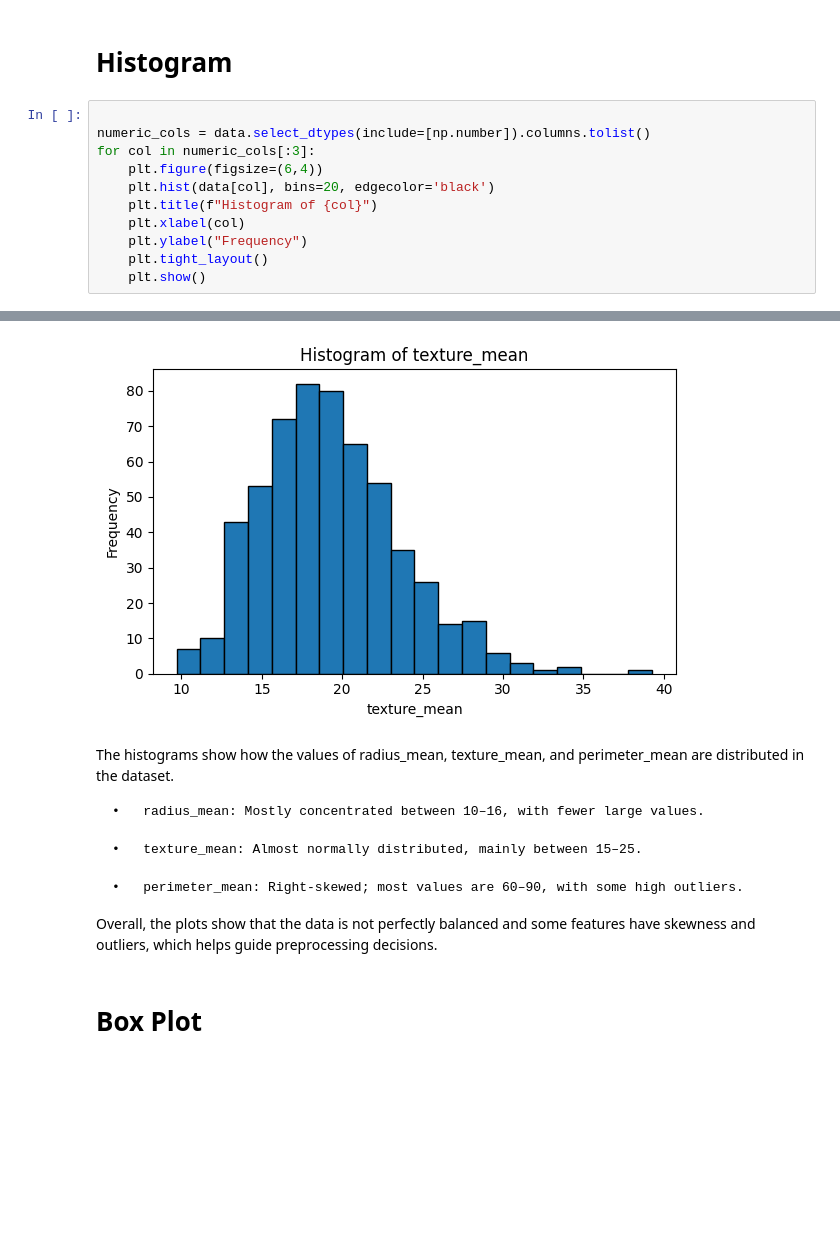
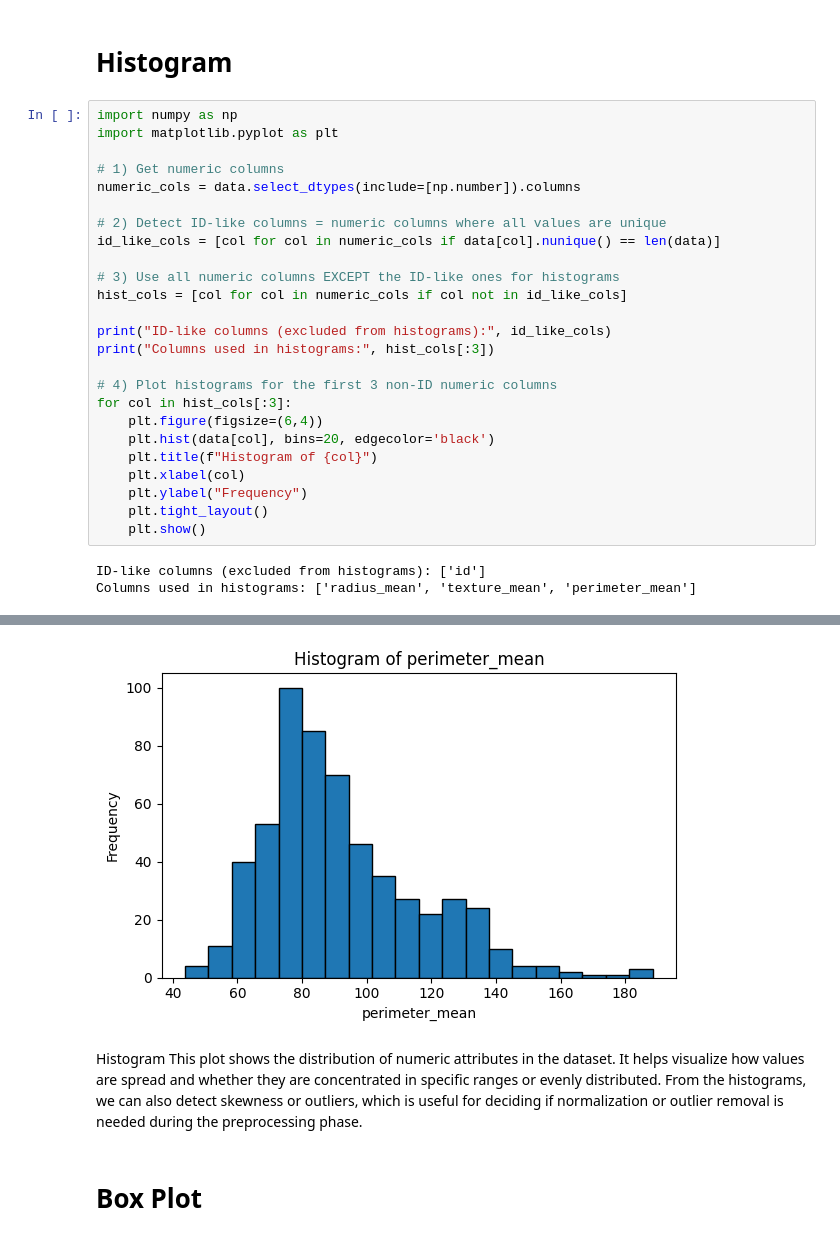
Before and after one commit to halaaab/IT_326-Project-Group-1, a Jupyter notebook: Phase2.ipynb, the cells around one changed output, grey strips where cells are left out. Drawn from its saved outputs; the diff is of its cells as text; blank space fills up the shorter version.

```diff
--- a/Phase2.ipynb
+++ b/Phase2.ipynb
@@ -339,9 +337,23 @@ Variance Analysis of the Dataset:
 # %% [markdown]
 # **Histogram**
 # %%
+import numpy as np
+import matplotlib.pyplot as plt
 
-numeric_cols = data.select_dtypes(include=[np.number]).columns.tolist()
-for col in numeric_cols[:3]:
+# 1) Get numeric columns
+numeric_cols = data.select_dtypes(include=[np.number]).columns
+
+# 2) Detect ID-like columns = numeric columns where all values are unique
+id_like_cols = [col for col in numeric_cols if data[col].nunique() == len(data)]
+
+# 3) Use all numeric columns EXCEPT the ID-like ones for histograms
+hist_cols = [col for col in numeric_cols if col not in id_like_cols]
+
+print("ID-like columns (excluded from histograms):", id_like_cols)
+print("Columns used in histograms:", hist_cols[:3])
+
+# 4) Plot histograms for the first 3 non-ID numeric columns
+for col in hist_cols[:3]:
     plt.figure(figsize=(6,4))
     plt.hist(data[col], bins=20, edgecolor='black')
     plt.title(f"Histogram of {col}")
@@ -350,3 +362,5 @@ for col in numeric_cols[:3]:
     plt.tight_layout()
     plt.show()
 # %% [output]
+ID-like columns (excluded from histograms): ['id']
+Columns used in histograms: ['radius_mean', 'texture_mean', 'perimeter_mean']
@@ -355,14 +369,6 @@ for col in numeric_cols[:3]:
-[figure, old version]
+[figure, new version]
-# %% [markdown]
-The histograms show how the values of radius_mean, texture_mean, and perimeter_mean are distributed in the dataset.
-
-	•	radius_mean: Mostly concentrated between 10–16, with fewer large values.
-
-	•	texture_mean: Almost normally distributed, mainly between 15–25.
-
-	•	perimeter_mean: Right-skewed; most values are 60–90, with some high outliers.
-
-Overall, the plots show that the data is not perfectly balanced and some features have skewness and outliers, which helps guide preprocessing decisions.
+# %% [markdown]
+Histogram This plot shows the distribution of numeric attributes in the dataset. It helps visualize how values are spread and whether they are concentrated in specific ranges or evenly distributed. From the histograms, we can also detect skewness or outliers, which is useful for deciding if normalization or outlier removal is needed during the preprocessing phase.
 # %% [markdown]
 # Box Plot
 # %%
```
Also changed, not shown: parts of 2 cells of this notebook.
